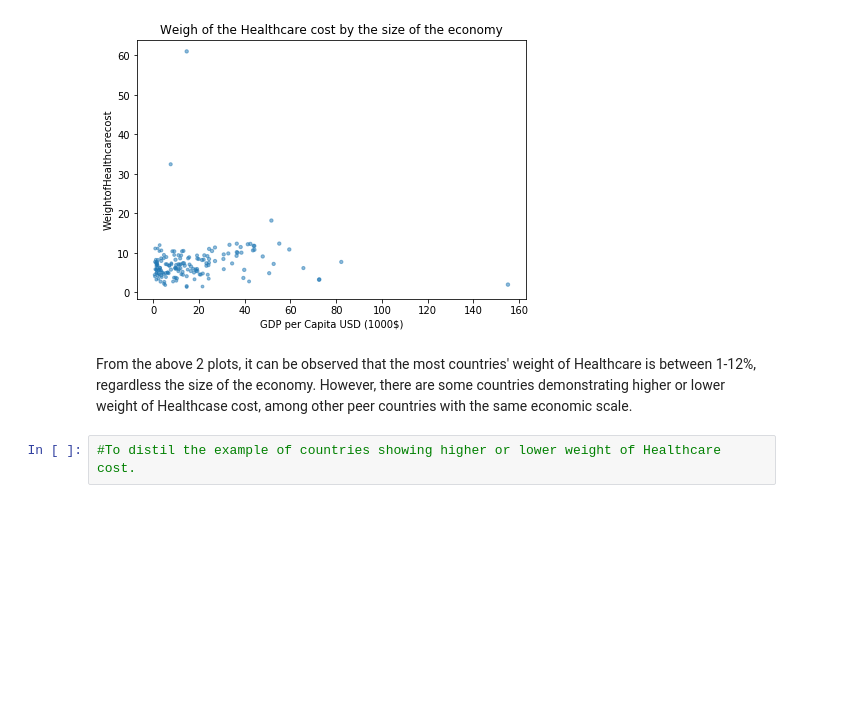
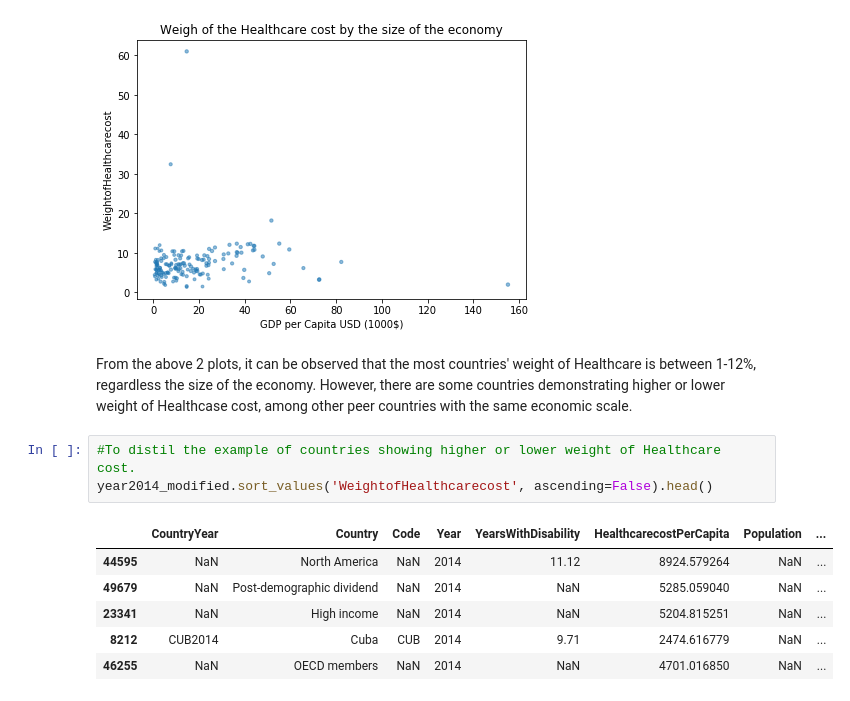
Before and after one commit to NamiF/The-cost-of-healcare-related-to-longevity, a Jupyter notebook: Healthcare_cost_of_longevity.ipynb, the cells around one changed output. Cells and saved outputs as stored; diff of their text form; blank space fills up the shorter version.

```diff
--- a/Healthcare_cost_of_longevity.ipynb
+++ b/Healthcare_cost_of_longevity.ipynb
@@ -271,3 +271,11 @@ From the above 2 plots, it can be observed that the most countries' weight of He
 However, there are some countries demonstrating higher or lower weight of Healthcase cost, among other peer countries with the same economic scale.
 # %%
 #To distil the example of countries showing higher or lower weight of Healthcare cost.
+year2014_modified.sort_values('WeightofHealthcarecost', ascending=False).head()
+# %% [output]
+|  | CountryYear | Country | Code | Year | YearsWithDisability | HealthcarecostPerCapita | Population | ... |
+| 44595 | NaN | North America | NaN | 2014 | 11.12 | 8924.579264 | NaN | ... |
+| 49679 | NaN | Post-demographic dividend | NaN | 2014 | NaN | 5285.059040 | NaN | ... |
+| 23341 | NaN | High income | NaN | 2014 | NaN | 5204.815251 | NaN | ... |
+| 8212 | CUB2014 | Cuba | CUB | 2014 | 9.71 | 2474.616779 | NaN | ... |
+| 46255 | NaN | OECD members | NaN | 2014 | NaN | 4701.016850 | NaN | ... |
```
Also changed, not shown: parts of 7 cells of this notebook.
